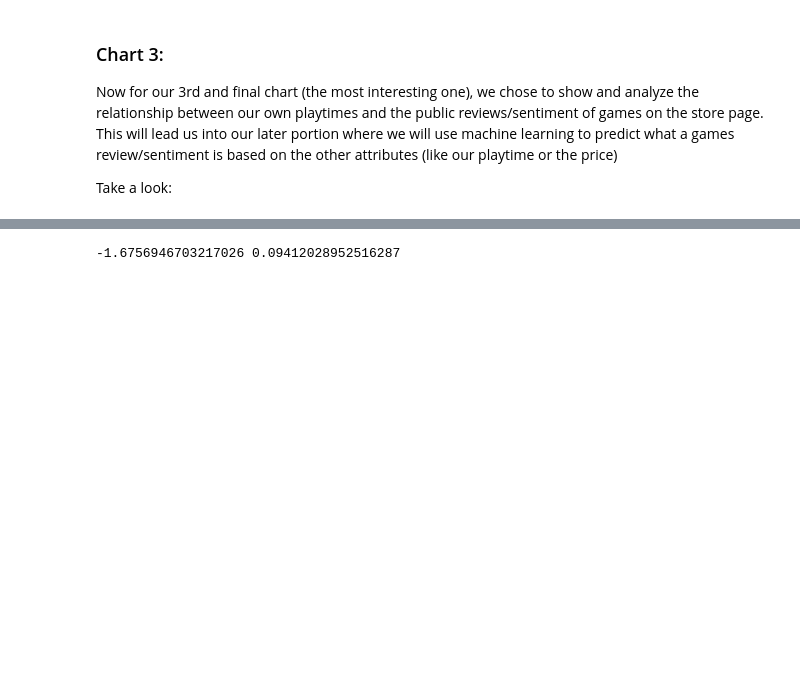
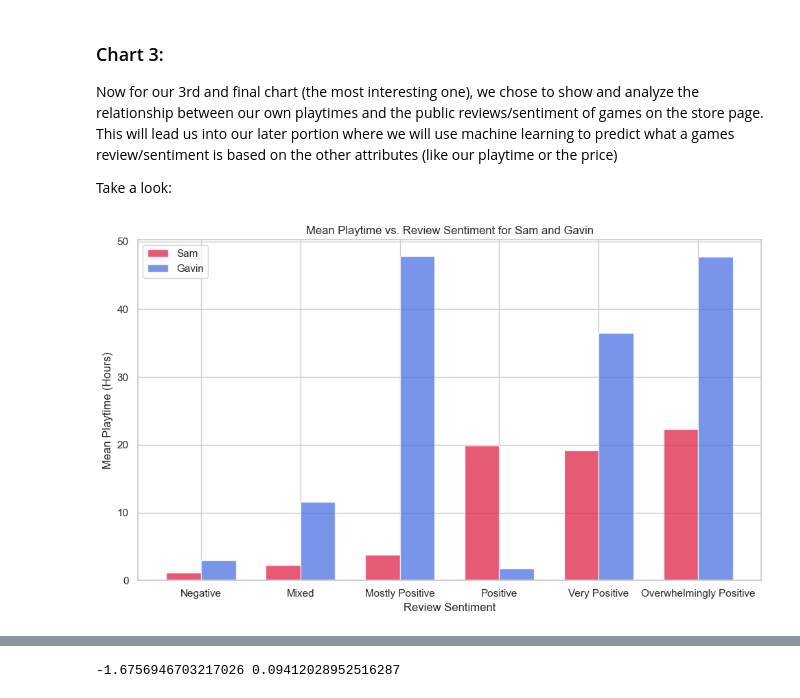
Before and after one commit to samueleallen/Quantified-Self, a Jupyter notebook: QuantifiedSelf.ipynb, the cells around one changed output, grey strips where cells are left out. Drawn from its saved outputs; the diff is of its cells as text; code cells hidden in the pictures; blank space fills up the shorter version.

```diff
--- a/QuantifiedSelf.ipynb
+++ b/QuantifiedSelf.ipynb
@@ -224,7 +274,56 @@ Now for our 3rd and final chart (the most interesting one), we chose to show and
 
 Take a look:
 # %%
-# Code for the chart of the relationship between sentiment and playtime
+# clean the review score column
+df_clean = df.dropna(subset=['Review Score']).copy()
+df_clean = df_clean[df_clean['Review Score'] != 'No user reviews'].copy()
+
+# quick function to convert review scores to numerical values
+def score_to_num(score):
+    if 'Overwhelmingly Positive' in score:
+        return 6
+    elif 'Very Positive' in score:
+        return 5
+    elif score == 'Positive':
+        return 4
+    elif score == 'Mostly Positive':
+         return 3
+    elif score == 'Mixed':
+        return 2
+    elif 'Negative' in score:  # this one includes all the negative reviews categories (like 'Mostly Negative', 'Very Negative', etc.)
+        return 1
+    else:
+        return None  # other wise return None if there are any invalid values we are missing
+
+df_clean['Review Score Numeric'] = df_clean['Review Score'].apply(score_to_num) # apply the function to convert the review score to a numeric value
+
+# calculate mean playtime for both of our steam data for each review category
+sam_playtime_by_score = df_clean.groupby('Review Score Numeric')['playtime_forever_Sam'].mean() / 60  # Convert to hours
+gavin_playtime_by_score = df_clean.groupby('Review Score Numeric')['playtime_forever_Gavin'].mean() / 60 # Convert to hours
+
+# this is to check that all categories are present, if missing we just fill with 0
+all_scores = [1, 2, 3, 4, 5, 6]
+sam_playtime_by_score = sam_playtime_by_score.reindex(all_scores, fill_value=0)
+gavin_playtime_by_score = gavin_playtime_by_score.reindex(all_scores, fill_value=0)
+
+# create x axis for positioning bars
+x = np.arange(len(all_scores))
+
+# create the grouped bar chart
+plt.figure(figsize=(10, 6))
+plt.bar(x - 0.175, sam_playtime_by_score, width=0.35, label='Sam', color="crimson", alpha=0.7)
+plt.bar(x + 0.175, gavin_playtime_by_score, width=0.35, label='Gavin', color="royalblue", alpha=0.7)
+
+# add labels and title and x-axis ticks then show
+plt.xlabel('Review Sentiment')
+plt.ylabel('Mean Playtime (Hours)')
+plt.title('Mean Playtime vs. Review Sentiment for Sam and Gavin')
+plt.xticks(x, ['Negative', 'Mixed', 'Mostly Positive','Positive', 'Very Positive', 'Overwhelmingly Positive'])
+plt.legend()
+plt.tight_layout()
+plt.show()
+# %% [output]
+[figure, added]
 # %% [markdown]
 ### Analysis of Personal Playtime to Public Reviews/Sentiment Chart
 
```
Also changed, not shown: parts of 5 cells of this notebook.
